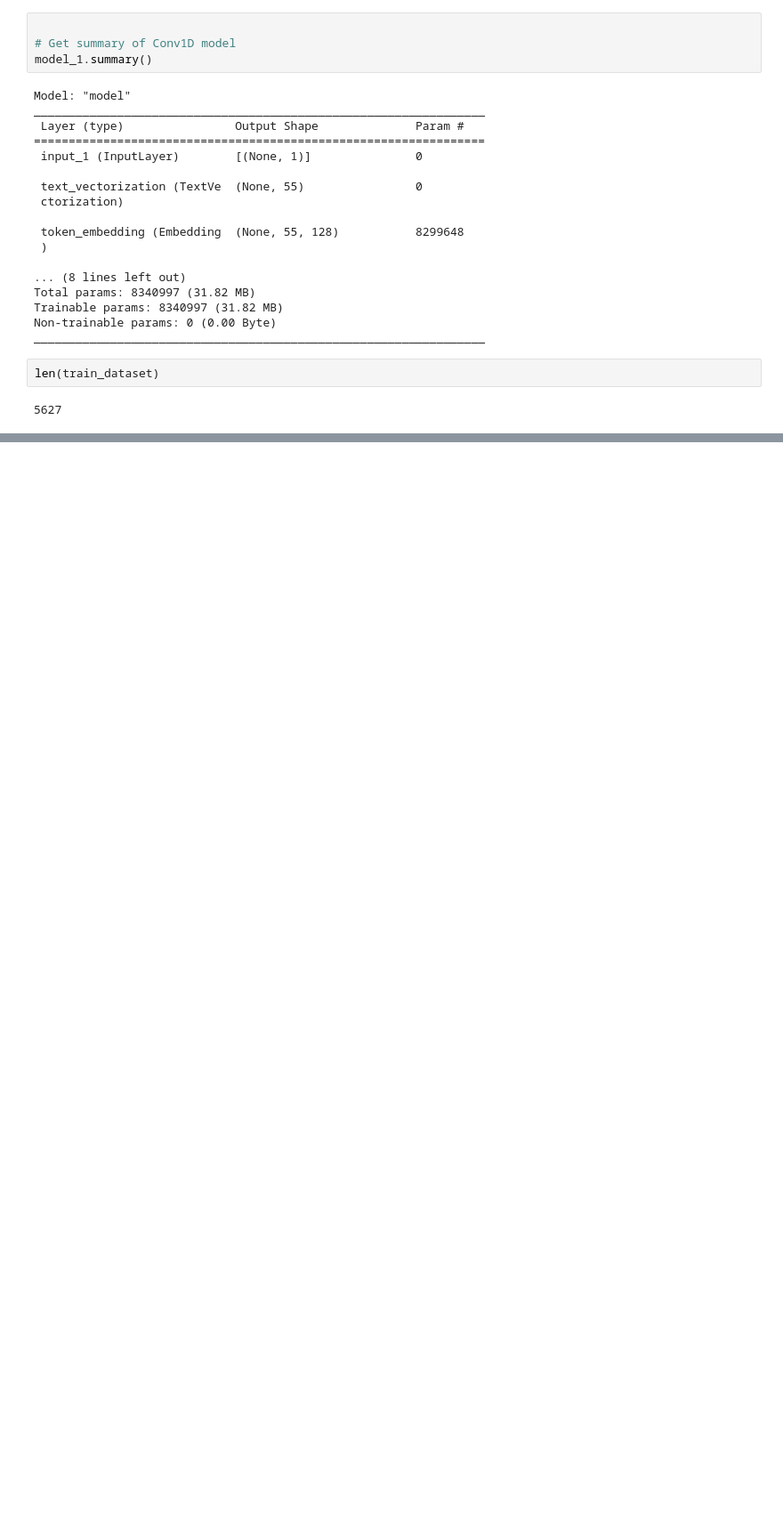
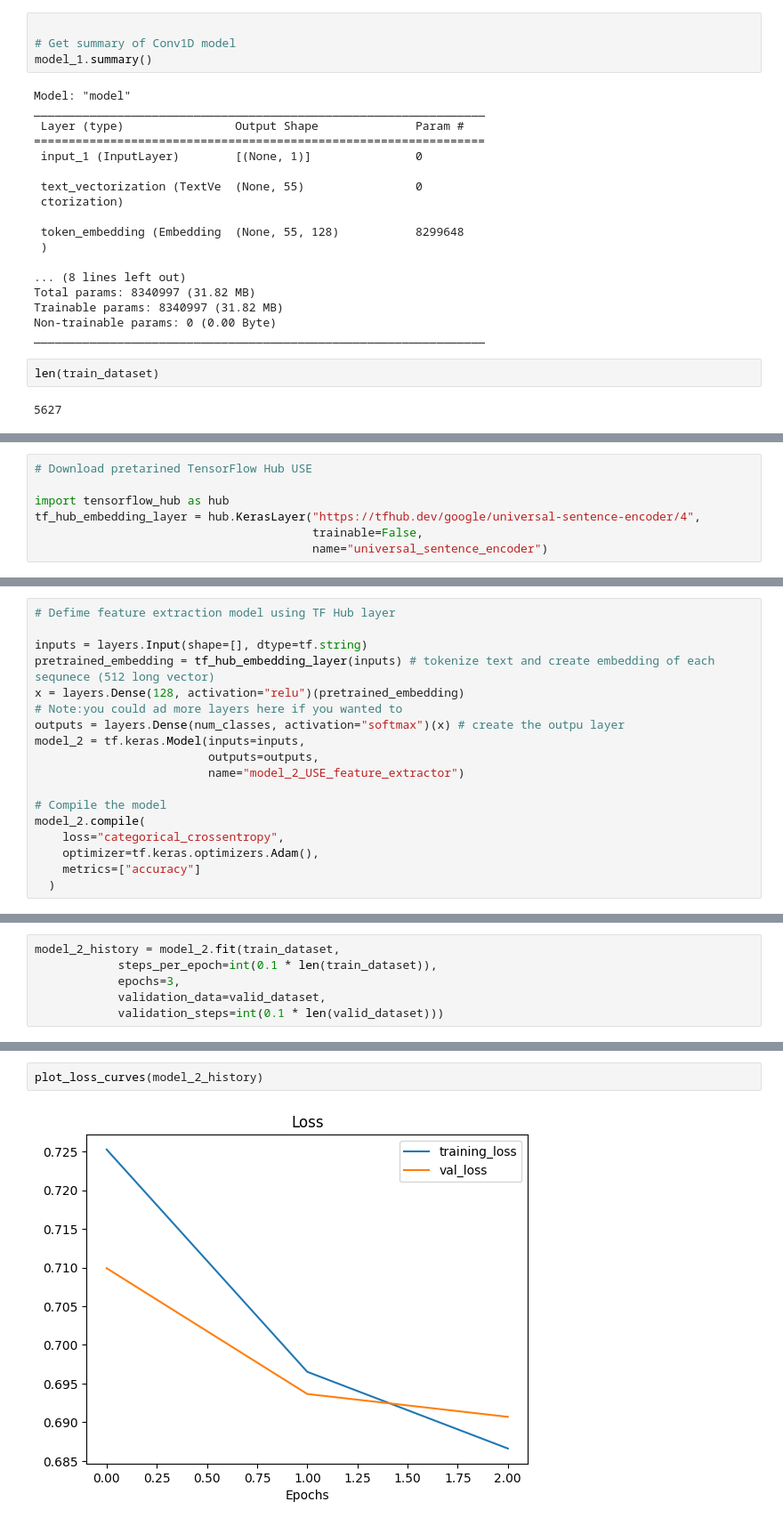
Before and after one commit to miller00315/ia_studies, a Jupyter notebook: milestone_project_skim_nlp_lit.ipynb, the cells around one changed output, grey strips where cells are left out. Shown at 89% size. Saved outputs shown, nothing was run; the diff lists cells and outputs as text; blank space fills up the shorter version.

```diff
--- a/milestone_project_skim_nlp_lit.ipynb
+++ b/milestone_project_skim_nlp_lit.ipynb
@@ -679,0 +769,7 @@ Epoch 3/3
+# %%
+# Download pretarined TensorFlow Hub USE
+
+import tensorflow_hub as hub
+tf_hub_embedding_layer = hub.KerasLayer("https://tfhub.dev/google/universal-sentence-encoder/4",
+                                        trainable=False,
+                                        name="universal_sentence_encoder")
@@ -679,0 +805,18 @@ Epoch 3/3
+# %%
+# Defime feature extraction model using TF Hub layer
+
+inputs = layers.Input(shape=[], dtype=tf.string)
+pretrained_embedding = tf_hub_embedding_layer(inputs) # tokenize text and create embedding of each sequnece (512 long vector)
+x = layers.Dense(128, activation="relu")(pretrained_embedding)
+# Note:you could ad more layers here if you wanted to
+outputs = layers.Dense(num_classes, activation="softmax")(x) # create the outpu layer
+model_2 = tf.keras.Model(inputs=inputs,
+                         outputs=outputs,
+                         name="model_2_USE_feature_extractor")
+
+# Compile the model
+model_2.compile(
+    loss="categorical_crossentropy",
+    optimizer=tf.keras.optimizers.Adam(),
+    metrics=["accuracy"]
+  )
@@ -679,0 +844,6 @@ Epoch 3/3
+# %%
+model_2_history = model_2.fit(train_dataset,
+            steps_per_epoch=int(0.1 * len(train_dataset)),
+            epochs=3,
+            validation_data=valid_dataset,
+            validation_steps=int(0.1 * len(valid_dataset)))
@@ -679,0 +862,4 @@ Epoch 3/3
+# %%
+plot_loss_curves(model_2_history)
+# %% [output]
+[figure, added]
```
Also changed, not shown: parts of 26 cells of this notebook.
